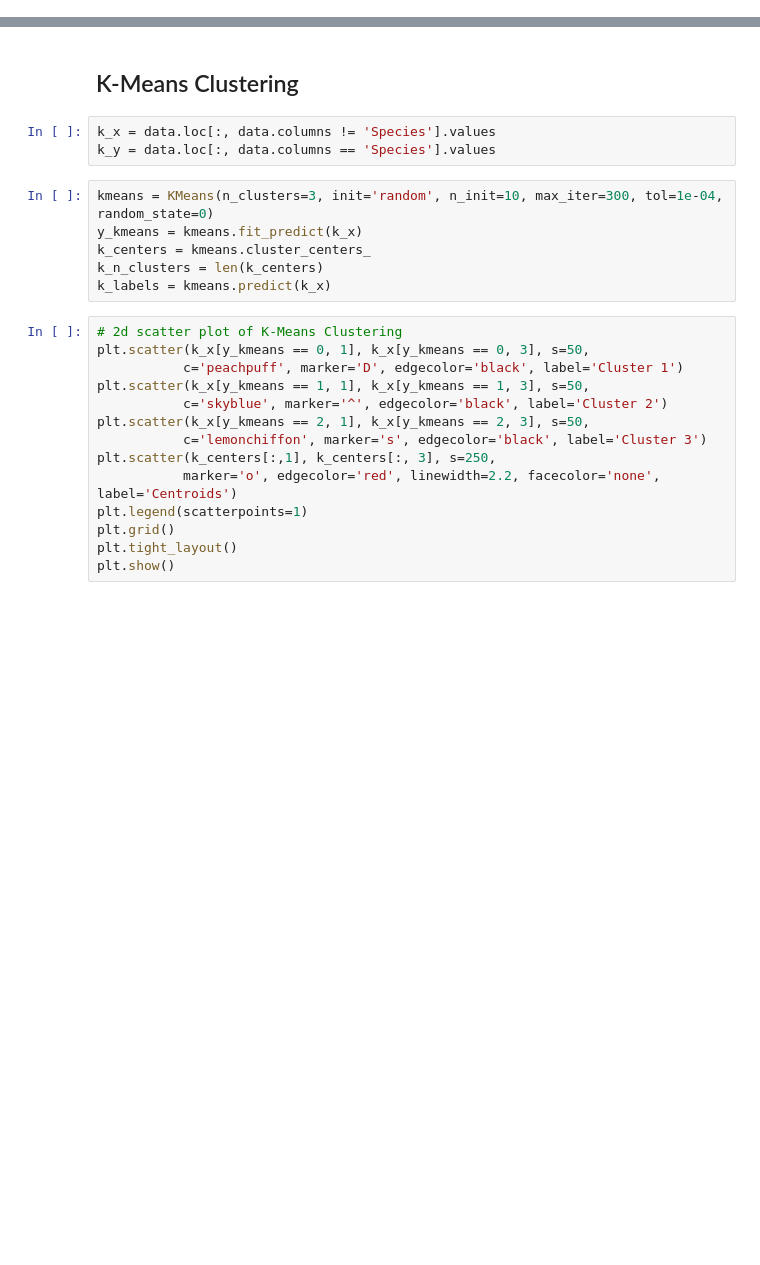
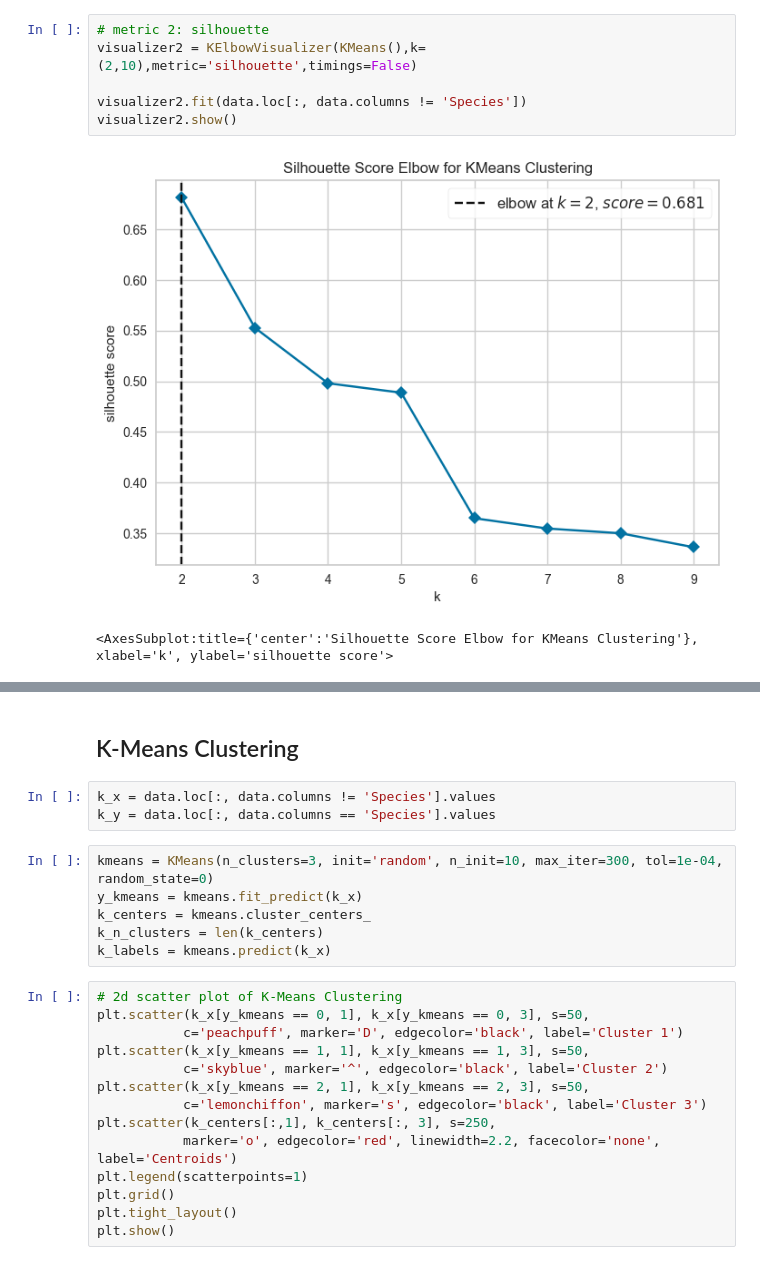
Before and after one commit to tzhang852/4431_DataMining_Fall22, a Jupyter notebook: Assignment5/assignment5.ipynb, the cells around one changed output, grey strips where cells are left out. Cells and saved outputs as stored; diff of their text form; blank space fills up the shorter version.

```diff
--- a/Assignment5/assignment5.ipynb
+++ b/Assignment5/assignment5.ipynb
@@ -37,0 +73,9 @@ plt.show()
+# %%
+# metric 2: silhouette
+visualizer2 = KElbowVisualizer(KMeans(),k=(2,10),metric='silhouette',timings=False)
+
+visualizer2.fit(data.loc[:, data.columns != 'Species'])
+visualizer2.show()
+# %% [output]
+[figure, added]
+<AxesSubplot:title={'center':'Silhouette Score Elbow for KMeans Clustering'}, xlabel='k', ylabel='silhouette score'>
```
Also changed, not shown: parts of 21 cells of this notebook.
